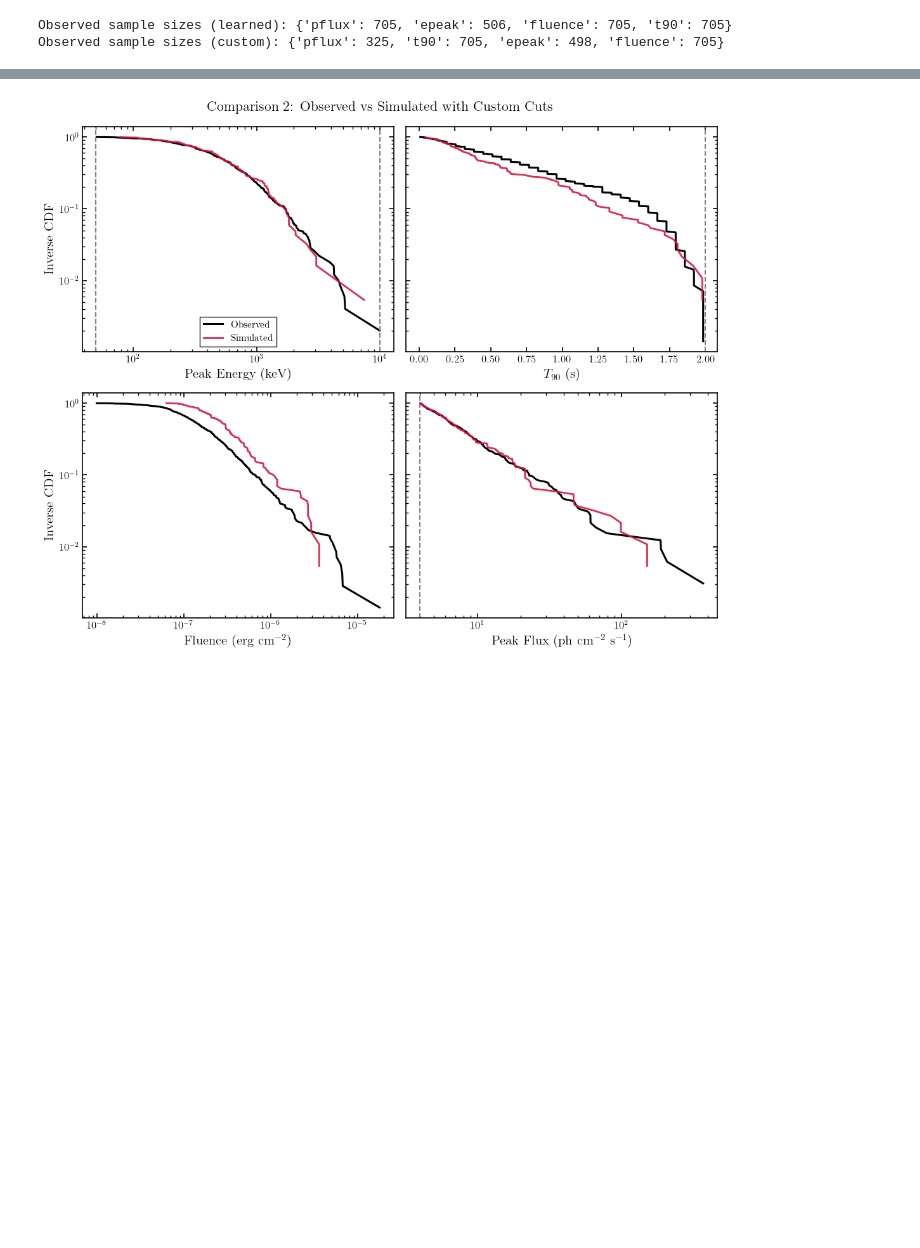
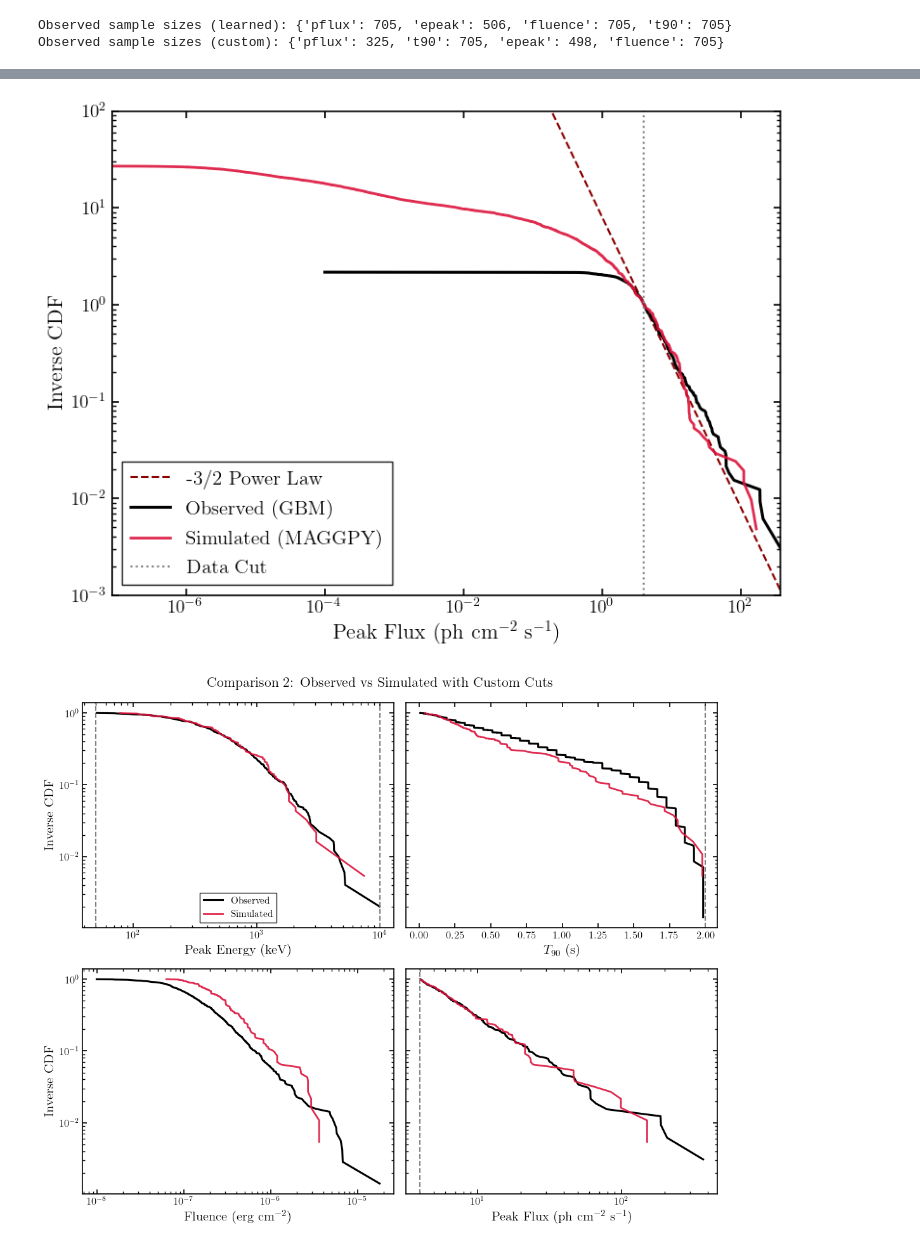
Before and after one commit to LudoDe/MAGGPY, a Jupyter notebook: Paper_Notebooks/inverse_cdf_learned_vs_custom.ipynb, the cells around one changed output, grey strips where cells are left out. Cells and saved outputs as stored; diff of their text form; code cells hidden in the pictures; blank space fills up the shorter version.

```diff
--- a/Paper_Notebooks/inverse_cdf_learned_vs_custom.ipynb
+++ b/Paper_Notebooks/inverse_cdf_learned_vs_custom.ipynb
@@ -298,3 +300,94 @@ plt.show()
+# %%
+#only plot pflux, also plot a -3/2 power law line (normalized to the data at the chosen flux cut) for reference. for reference
+
+def plot_inverse_cdf_panel(obs_data, sim_data, title, cuts=None, normalize_pflux_at=None):
+    fig, axes = plt.subplots(figsize=(8, 6))
+    fontsize_label = 16
+    fontsize_ticks = 14
+
+    specs = [
+        #('epeak', 'Peak Energy (keV)', True),
+        #('t90', r'$T_{90}$ (s)', False),
+        #('fluence', r'Fluence (erg cm$^{-2}$)', True),
+        ('pflux', r'Peak Flux (ph cm$^{-2}$ s$^{-1}$)', True),
+    ]
+
+    ax = axes
+    key = 'pflux'
+    xlabel = r'Peak Flux (ph cm$^{-2}$ s$^{-1}$)'
+    use_logx = True
+
+    xo, yo = inverse_cdf(obs_data[key])
+    xs, ys = inverse_cdf(sim_data[key])
+
+    a = 1.0  # Normalization constant for the power-law reference line
+
+    # Apply normalization if specified and we are on the pflux panel
+    if key == 'pflux' and normalize_pflux_at is not None:
+
+        if xo.size > 0:
+            idx_o = np.searchsorted(xo, normalize_pflux_at)
+            if idx_o < len(yo):
+                yo = yo / yo[idx_o]
+        if xs.size > 0:
+            idx_s = np.searchsorted(xs, normalize_pflux_at)
+            if idx_s < len(ys):
+                ys = ys / ys[idx_s]
+        # make a reference -3/2 power-law line for comparison that passes through the normalization point
+        if xo.size > 0 and xs.size > 0:
+            x_ref = np.logspace(np.log10(min(xo[0], xs[0])), np.log10(max(xo[-1], xs[-1])), 100)
+            y_ref = a * (x_ref / normalize_pflux_at) ** (-3/2)
+            if use_logx:
+                ax.loglog(x_ref, y_ref, color='darkred', linestyle='--', label='-3/2 Power Law')
+            else:
+                ax.semilogy(x_ref, y_ref, color='darkred', linestyle='--', label='-3/2 Power Law')
+
+    if xo.size > 0:
+        if use_logx:
+            ax.loglog(xo, yo, 'k', lw=2.2, label='Observed (GBM)')
+        else:
+            ax.semilogy(xo, yo, 'k', lw=2.2, label='Observed (GBM)')
+
+    if xs.size > 0:
+        if use_logx:
+            ax.loglog(xs, ys, color='crimson', lw=2, alpha=0.9, label='Simulated (MAGGPY)')
+        else:
+            ax.semilogy(xs, ys, color='crimson', lw=2, alpha=0.9, label='Simulated (MAGGPY)')
+
+    if cuts is not None and key == 'pflux' and 'F_LIM' in cuts and cuts['F_LIM'] > 0:
+        ax.axvline(cuts['F_LIM'], color='gray', ls='--', lw=1.5)
+    # Also plot the normalization line if provided
+    elif normalize_pflux_at is not None and key == 'pflux':
+        ax.axvline(normalize_pflux_at, color='gray', ls=':', lw=1.5, label=f'Data Cut')
+
+    if cuts is not None and key == 't90' and 'T90_LIM' in cuts:
+        ax.axvline(cuts['T90_LIM'], color='gray', ls='--', lw=1.5)
+
+    ax.set_xlabel(xlabel, fontsize=fontsize_label)
+    ax.tick_params(axis='both', which='major', labelsize=fontsize_ticks)
+
+    # Optional: update the ylabel if normalized
+    ylabel = 'Inverse CDF' if (key == 'pflux' and normalize_pflux_at is not None) else 'Inverse CDF'
+    ax.set_ylabel(ylabel, fontsize=fontsize_label)
+    ax.legend(loc='best', fontsize=15)
+    ax.set_xlim(min(xo[0], xs[0]), max(xo[-1], xs[-1]))
+    ax.set_ylim(1e-3, 100)
+    #ticks should be bigger
+    ax.tick_params(axis='both', which='major', labelsize=fontsize_ticks)
+    plt.tight_layout()
+    return fig
+
+fig1 = plot_inverse_cdf_panel(
+    obs_data=obs_learned,
+    sim_data=sim_learned,
+    title='Comparison 1: Learned Distribution (minimal cuts)',
+    cuts=LEARNED_LIMITS,
+    normalize_pflux_at=4.0  # <--- Setting the normalization threshold here
+)
+fig1.savefig('inverse_cdf_learned_minimal_cuts_pflux.pdf', dpi=400, bbox_inches='tight')
+plt.show()
+# %% [output]
+[figure, added]
 # %%
 fig2 = plot_inverse_cdf_panel(
     obs_data=obs_custom,
```
Also changed, not shown: parts of 3 cells of this notebook, 3 other files.
